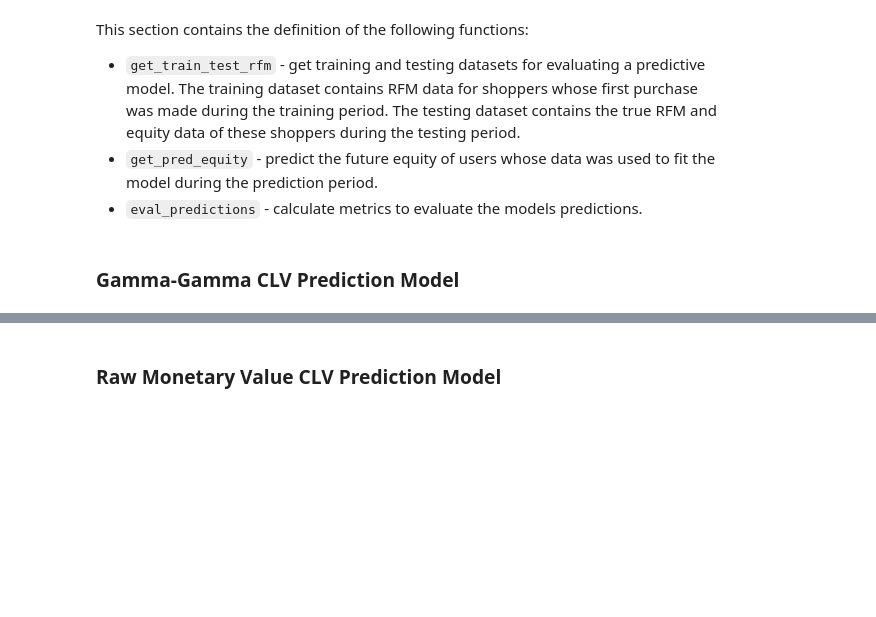
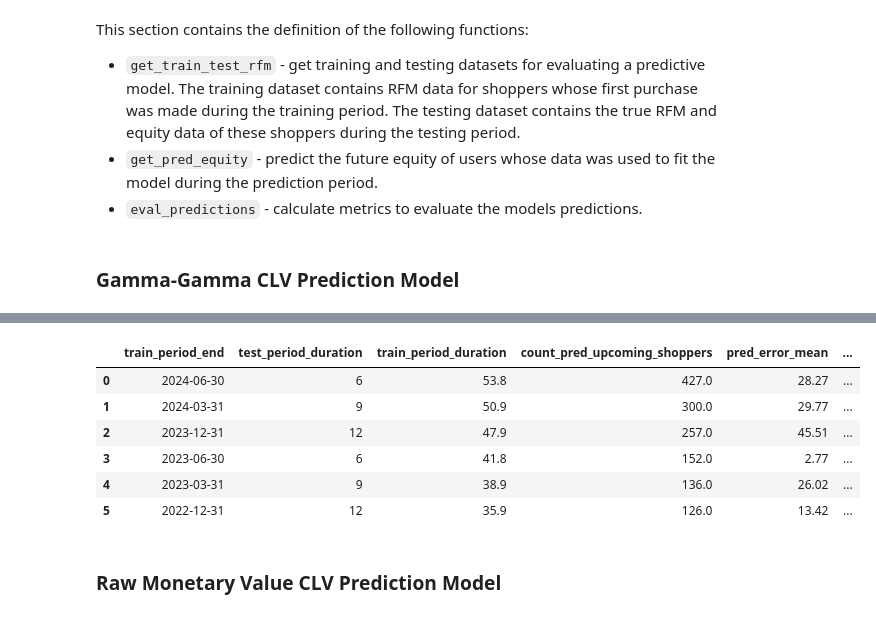
Before and after one commit to axeleichelmann/ecommerce-project, a Jupyter notebook: notebooks/clv-preds.ipynb, the cells around one changed output, grey strips where cells are left out. Cells and saved outputs as stored; diff of their text form; code cells hidden in the pictures; blank space fills up the shorter version.

Commit message:
Updated CLV prediction model testing code

```diff
--- a/notebooks/clv-preds.ipynb
+++ b/notebooks/clv-preds.ipynb
@@ -284,16 +247,0 @@ Fix this by either removing outliers until you get 'q' > 1, or use raw monetary
-# %%
-# Experiment 1 : Training Period = 1/1/2022 - 30/4/2024, Testing Period = 1/5/2024 - 31/12/2024
-df_train, df_test, df_all = get_train_test_rfm(df, train_period_start=datetime(2022,1,1).date(), train_period_end=datetime(2024,4,30).date(), prediction_period_duration=8)
-
-# Fit GGF model to training data
-ggf_model_exp1 = PredictorGGF(df_train)
-penalty_val = 0.01
-bgf_summary = ggf_model_exp1.fit_bgf(penalty_coef=penalty_val)
-ggf_summary = ggf_model_exp1.fit_ggf(penalty_coef=penalty_val)
-
-# Predict shopper equity during prediction period
-pred_equity = get_pred_equity(ggf_model_exp1, prediction_period_duration=8)
-
-# Add predicted equity to testing period data
-df_all = pd.merge(df_all, pred_equity, how='left', left_on='user_id', right_index=True)
-df_all
@@ -351,0 +248,46 @@ eval_predictions(df_all[(df_all.pred_equity > 0) & (df_all.train_T < 90)]['pred_
+# %%
+# Define training period end dates to test on
+testing_periods = [(datetime(2024,6,30).date(),6), (datetime(2024,3,31).date(),9), (datetime(2023,12,31).date(),12),
+                     (datetime(2023,6,30).date(),6), (datetime(2023,3,31).date(),9), (datetime(2022,12,31).date(),12)]
+
+results_data = {'train_period_end' : [], 'test_period_duration' : [], 'train_period_duration' : [], 'count_pred_upcoming_shoppers' : [],
+                'pred_error_mean' : [], 'pred_error_median' : [], 'pred_error_min' : [], 'pred_error_max' : [], 'prop_underpredicted' : [],'prop_overpredicted' : [],'pred_error_sum' : [], '%_test_period_total_revenue' : []}
+
+train_period_start = datetime(2020,1,1).date()
+
+for end_date, test_duration in testing_periods:
+    results_data['train_period_end'].append(end_date)
+    results_data['test_period_duration'].append(test_duration)
+    results_data['train_period_duration'].append(round((end_date-train_period_start).days/30.5,1))
+
+    df_train, df_test, df_all = get_train_test_rfm(df, train_period_start = train_period_start, train_period_end = end_date,
+                                                   prediction_period_duration=test_duration)
+
+    # Fit GGF model to training data
+    ggf_model_exp1 = PredictorGGF(df_train)
+    bgf_summary = ggf_model_exp1.fit_bgf()
+    ggf_summary = ggf_model_exp1.fit_ggf()
+
+    # Predict shopper equity during prediction period
+    pred_equity = get_pred_equity(ggf_model_exp1, prediction_period_duration=8)
+
+    # Add predicted equity to testing period data
+    df_all = pd.merge(df_all, pred_equity, how='left', left_on='user_id', right_index=True)
+
+    # Get results metrics of cases where shoppers were less than 90 days old at end of training period & predicted equity is greater than 0
+    results = eval_predictions(df_all[(df_all.pred_equity > 0) & (df_all.train_T < 90)]['pred_equity'],
+                               df_all[(df_all.pred_equity > 0) & (df_all.train_T < 90)]['true_equity'])
+
+    results_data['count_pred_upcoming_shoppers'].append(results['count'].values[0])
+    results_data['pred_error_mean'].append(round(results['mean'].values[0],2))
+    results_data['pred_error_median'].append(round(results['median'].values[0],2))
+    results_data['pred_error_min'].append(round(results['min'].values[0],2))
+    results_data['pred_error_max'].append(round(results['max'].values[0],2))
+    results_data['prop_underpredicted'].append(round(results['prop_underpredicted'].values[0],2))
+    results_data['prop_overpredicted'].append(round(results['prop_overpredicted'].values[0],2))
+    results_data['pred_error_sum'].append(round(results['true_vs_pred_diff'].values[0],2))
+    results_data['%_test_period_total_revenue'].append(round(results['true_vs_pred_diff'].values[0]*100/df_test['true_equity'].sum(),2))
+
+df_results = pd.DataFrame(data=results_data)
+df_results
+# %% [output]
@@ -352,3 +311,10 @@ eval_predictions(df_all[(df_all.pred_equity > 0) & (df_all.train_T < 90)]['pred_
+|  | train_period_end | test_period_duration | train_period_duration | count_pred_upcoming_shoppers | pred_error_mean | ... |
+| 0 | 2024-06-30 | 6 | 53.8 | 427.0 | 28.27 | ... |
+| 1 | 2024-03-31 | 9 | 50.9 | 300.0 | 29.77 | ... |
+| 2 | 2023-12-31 | 12 | 47.9 | 257.0 | 45.51 | ... |
+| 3 | 2023-06-30 | 6 | 41.8 | 152.0 | 2.77 | ... |
+| 4 | 2023-03-31 | 9 | 38.9 | 136.0 | 26.02 | ... |
+| 5 | 2022-12-31 | 12 | 35.9 | 126.0 | 13.42 | ... |
 # %% [markdown]
 ### Raw Monetary Value CLV Prediction Model
 # %%
```
Also changed, not shown: parts of 12 cells of this notebook.
